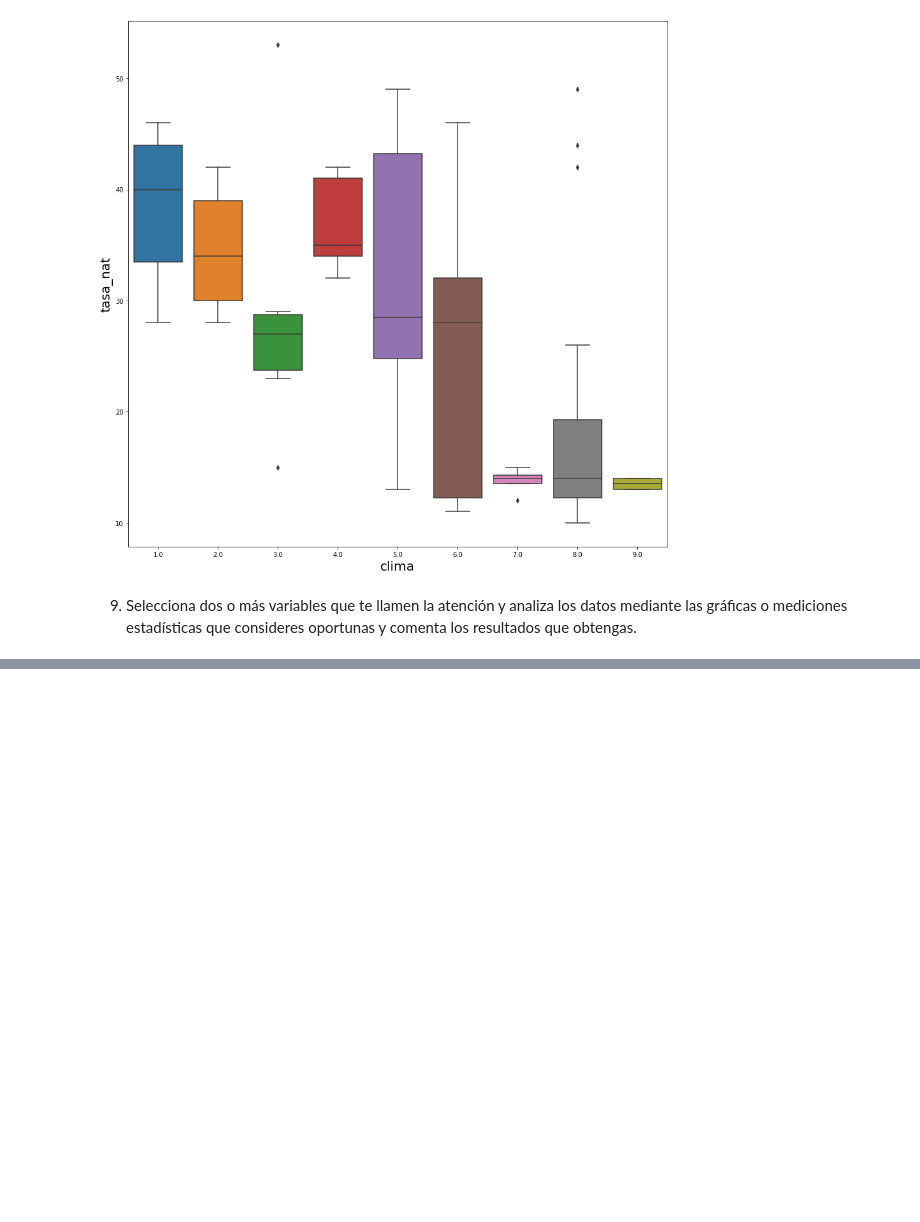
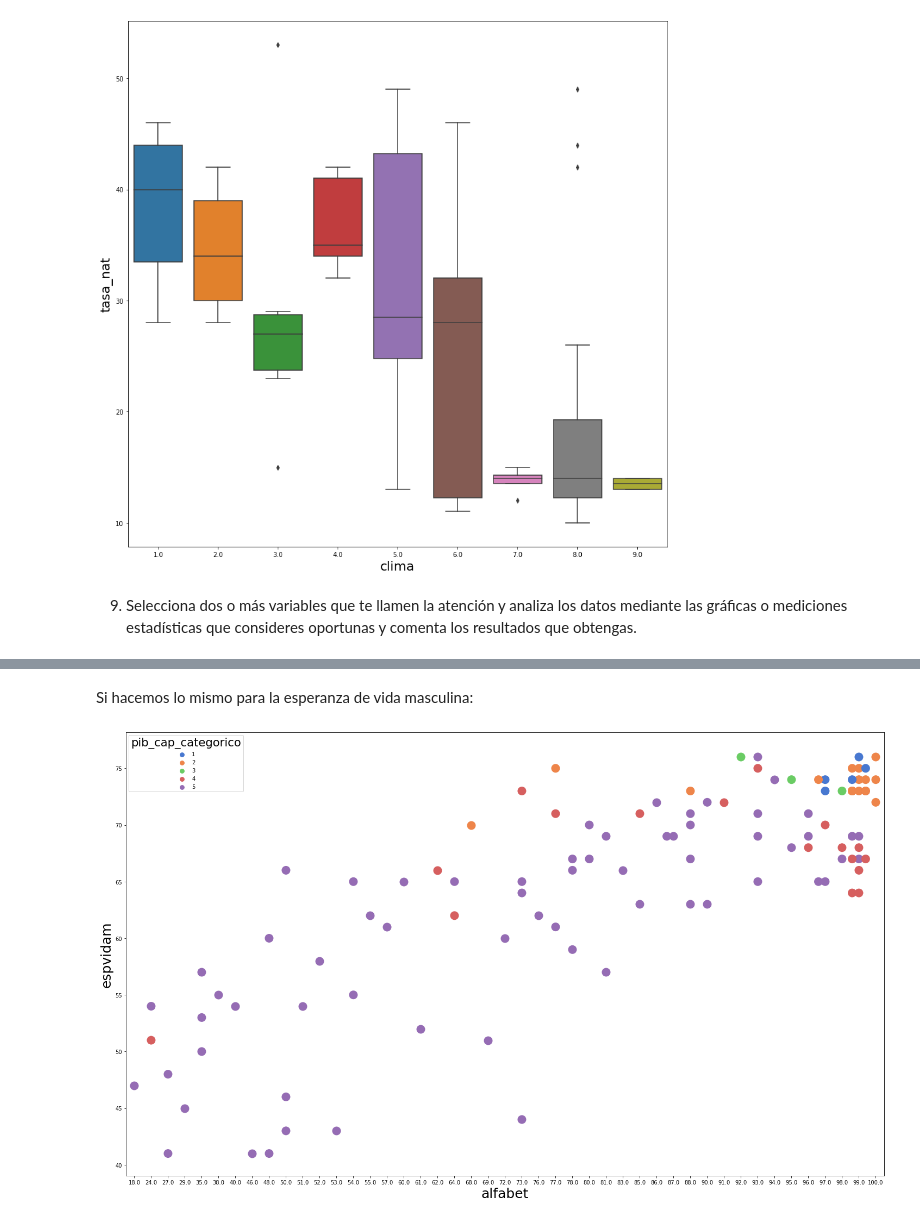
Before and after one commit to AnaFernandezCruz/ProgramacionOrientadaCD, a Jupyter notebook: PracticaPython.ipynb, the cells around one changed output, grey strips where cells are left out. Saved outputs shown, nothing was run; the diff lists cells and outputs as text; code cells hidden in the pictures; blank space fills up the shorter version.

```diff
--- a/PracticaPython.ipynb
+++ b/PracticaPython.ipynb
@@ -388,0 +439,8 @@ dfSort_PibCap
+# %% [markdown]
+Si hacemos lo mismo para la esperanza de vida masculina:
+# %%
+plt.figure(figsize=(25,15))
+plt.rcParams["axes.labelsize"] = 25
+ax = sns.swarmplot(y=df['espvidam'], x=df['alfabet'], hue=df['pib_cap_categorico'] , size=16, palette="muted" )
+# %% [output]
+[figure, added]
```
Also changed, not shown: parts of 13 cells of this notebook.
